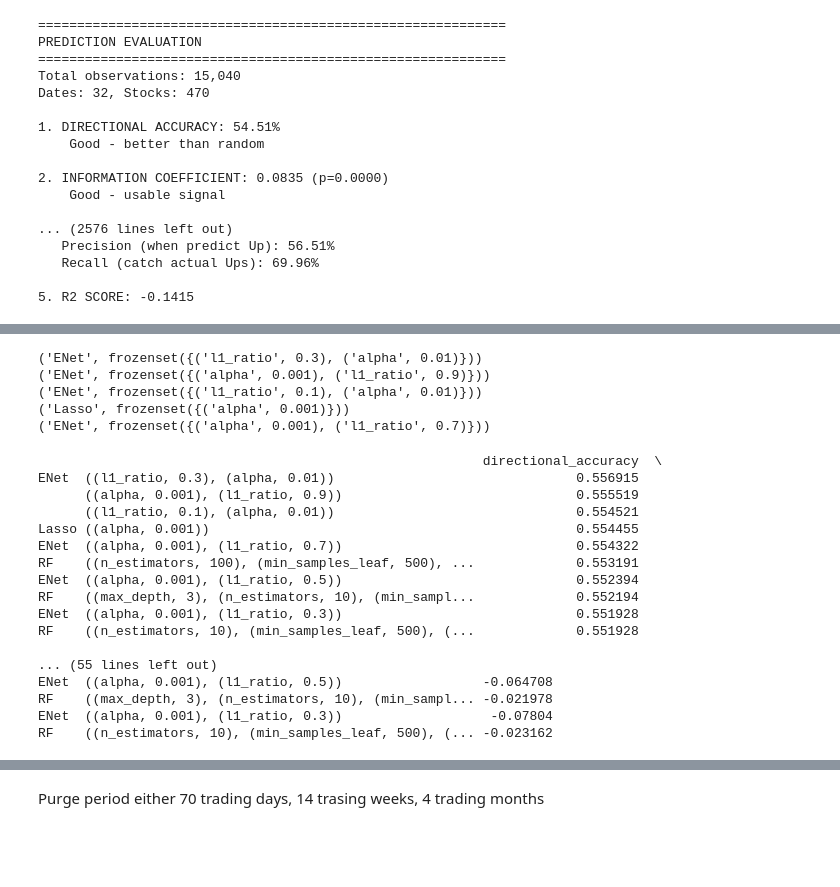
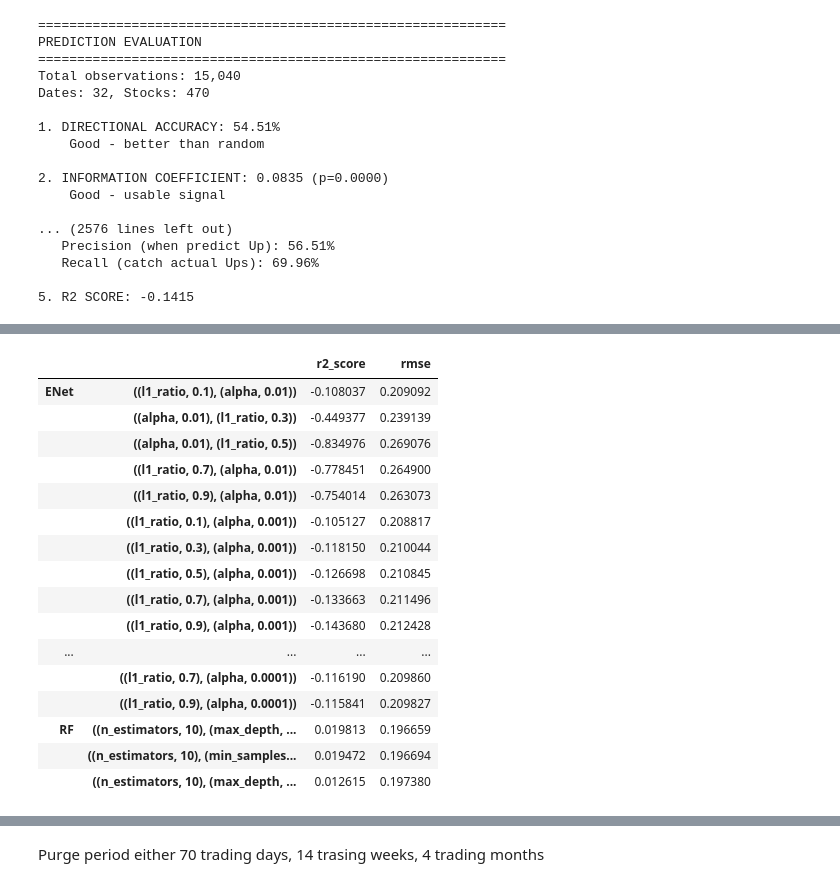
Before and after one commit to rileyteo/dse4212_portfolio_optimisation, a Jupyter notebook: test.ipynb, the cells around one changed output, grey strips where cells are left out. Drawn from its saved outputs; the diff is of its cells as text; code cells hidden in the pictures; blank space fills up the shorter version.

Commit message:
monthly volatility cv

```diff
--- a/test.ipynb
+++ b/test.ipynb
@@ -431,14 +431,14 @@ results_df = {}
 for method in ['Ridge', 'Lasso', 'ENet', 'RF', 'XGB']:
     model_params = []
     if method == 'Ridge':
-        alphas = [1e-05, 1e-06, 1e-07, 1e-08, 1e-09, 1e-10] # 6 models
+        alphas = [1e-08, 1e-09, 1e-10, 1e-11, 1e-12] # 5 models
         model_params = [{'alpha': a} for a in alphas]
     elif method == 'Lasso':
-        alphas = [.01, .001, .0001, 1e-05, 1e-06, 1e-07] # 6 models
+        alphas = [.001, .0001, 1e-05, 1e-06] # 4 models
         model_params = [{'alpha': a} for a in alphas]
     elif method == 'ENet':
-        alphas = [.01, .001, .0001]
-        l1_ratios = [.1, .3, .5, .7, .9]
+        alphas = [.001, .0001, 1e-05, 1e-06]
+        l1_ratios = [.3, .5, .7]
         model_params = [{'alpha': a, 'l1_ratio': r} for a, r in product(alphas, l1_ratios)] #20 models
     elif method == 'RF':
         n_estimators=[10, 100, 500]
@@ -487,8 +487,8 @@ for method in ['Ridge', 'Lasso', 'ENet', 'RF', 'XGB']:
 
     for i in range(len(weights_list)):
         model_param = model_params[i]
-        results = evaluate_predictions(weights_list[i], testing_data)
+        results = evaluate_predictions(weights_list[i], testing_data, for_returns=False)
         results_df[(method, frozenset(model_param.items()))] = results
 results_df = pd.DataFrame(results_df).T
-results_df
+results_df.to_pickle('src/cv_results/monthly_volatility_model_results.pkl')
 # %% [output]
@@ -513,32 +580,21 @@ IndexError: index 1 is out of bounds for axis 1 with size 1
-# %%
-for i in range(5):
-    # print(results_df[59:].sort_values('information_coefficient', ascending=False).head(5).index[i])
-    # print(results_df[59:].sort_values('directional_accuracy', ascending=False).head(5).index[i])
-    print(results_df.sort_values('directional_accuracy', ascending=False).head(5).index[i])
-# %% [output]
-('ENet', frozenset({('l1_ratio', 0.3), ('alpha', 0.01)}))
-('ENet', frozenset({('alpha', 0.001), ('l1_ratio', 0.9)}))
-('ENet', frozenset({('l1_ratio', 0.1), ('alpha', 0.01)}))
-('Lasso', frozenset({('alpha', 0.001)}))
-('ENet', frozenset({('alpha', 0.001), ('l1_ratio', 0.7)}))
-# %%
-print(results_df.sort_values('directional_accuracy', ascending=False).head(10))
-# %% [output]
-                                                         directional_accuracy  \
-ENet  ((l1_ratio, 0.3), (alpha, 0.01))                               0.556915
-      ((alpha, 0.001), (l1_ratio, 0.9))                              0.555519
-      ((l1_ratio, 0.1), (alpha, 0.01))                               0.554521
-Lasso ((alpha, 0.001))                                               0.554455
-ENet  ((alpha, 0.001), (l1_ratio, 0.7))                              0.554322
-RF    ((n_estimators, 100), (min_samples_leaf, 500), ...             0.553191
-ENet  ((alpha, 0.001), (l1_ratio, 0.5))                              0.552394
-RF    ((max_depth, 3), (n_estimators, 10), (min_sampl...             0.552194
-ENet  ((alpha, 0.001), (l1_ratio, 0.3))                              0.551928
-RF    ((n_estimators, 10), (min_samples_leaf, 500), (...             0.551928
-
-... (55 lines left out)
-ENet  ((alpha, 0.001), (l1_ratio, 0.5))                  -0.064708
-RF    ((max_depth, 3), (n_estimators, 10), (min_sampl... -0.021978
-ENet  ((alpha, 0.001), (l1_ratio, 0.3))                   -0.07804
-RF    ((n_estimators, 10), (min_samples_leaf, 500), (... -0.023162
+# %%
+results_df.iloc[12:30]
+# %% [output]
+|  |  | r2_score | rmse |
+| ENet | ((l1_ratio, 0.1), (alpha, 0.01)) | -0.108037 | 0.209092 |
+|  | ((alpha, 0.01), (l1_ratio, 0.3)) | -0.449377 | 0.239139 |
+|  | ((alpha, 0.01), (l1_ratio, 0.5)) | -0.834976 | 0.269076 |
+|  | ((l1_ratio, 0.7), (alpha, 0.01)) | -0.778451 | 0.264900 |
+|  | ((l1_ratio, 0.9), (alpha, 0.01)) | -0.754014 | 0.263073 |
+|  | ((l1_ratio, 0.1), (alpha, 0.001)) | -0.105127 | 0.208817 |
+|  | ((l1_ratio, 0.3), (alpha, 0.001)) | -0.118150 | 0.210044 |
+|  | ((l1_ratio, 0.5), (alpha, 0.001)) | -0.126698 | 0.210845 |
+|  | ((l1_ratio, 0.7), (alpha, 0.001)) | -0.133663 | 0.211496 |
+|  | ((l1_ratio, 0.9), (alpha, 0.001)) | -0.143680 | 0.212428 |
+| ... | ... | ... | ... |
+|  | ((l1_ratio, 0.7), (alpha, 0.0001)) | -0.116190 | 0.209860 |
+|  | ((l1_ratio, 0.9), (alpha, 0.0001)) | -0.115841 | 0.209827 |
+| RF | ((n_estimators, 10), (max_depth, ... | 0.019813 | 0.196659 |
+|  | ((n_estimators, 10), (min_samples... | 0.019472 | 0.196694 |
+|  | ((n_estimators, 10), (max_depth, ... | 0.012615 | 0.197380 |
 # %%
```
Also changed, not shown: parts of 3 cells of this notebook, 1 other file.
